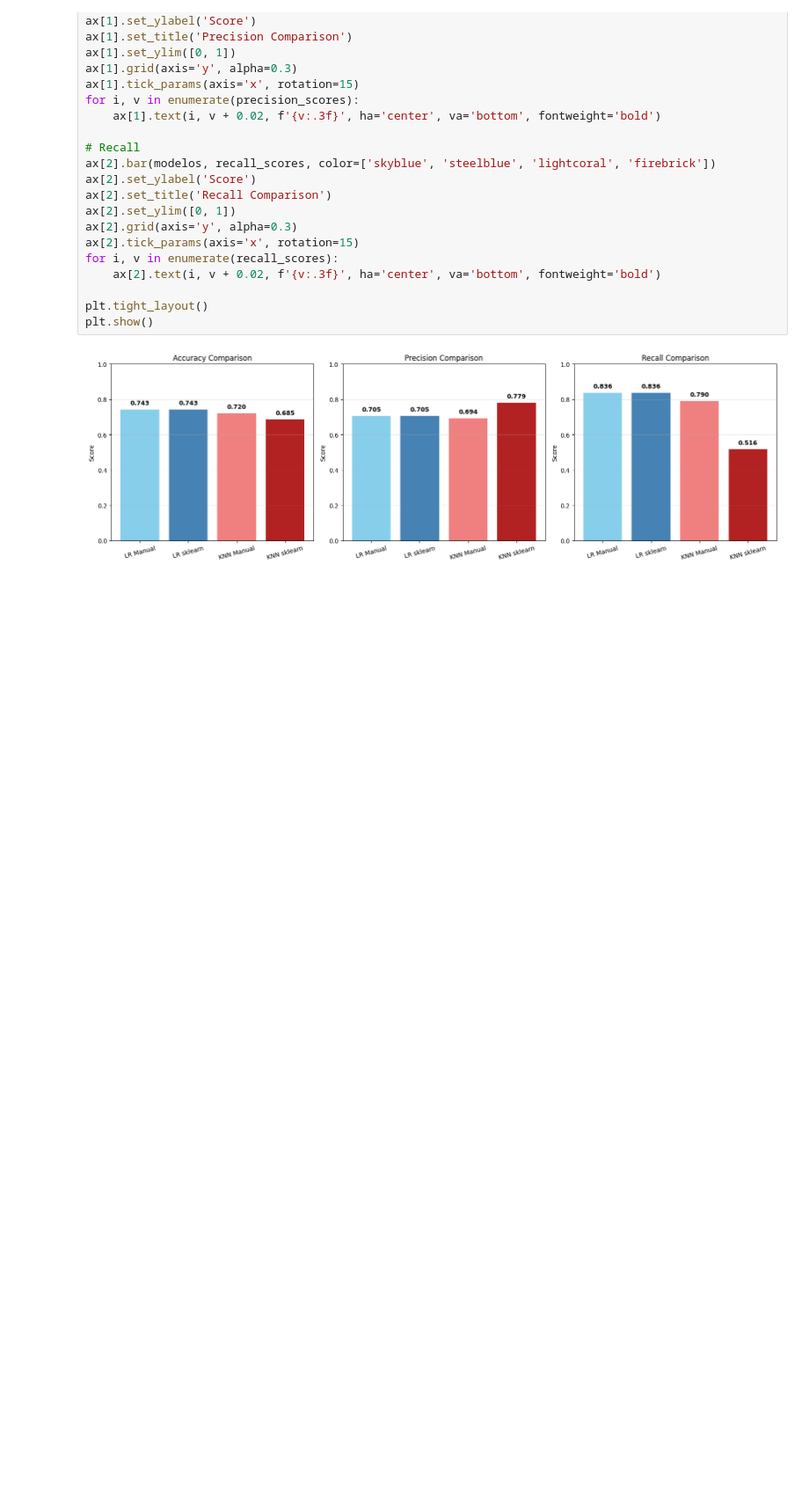
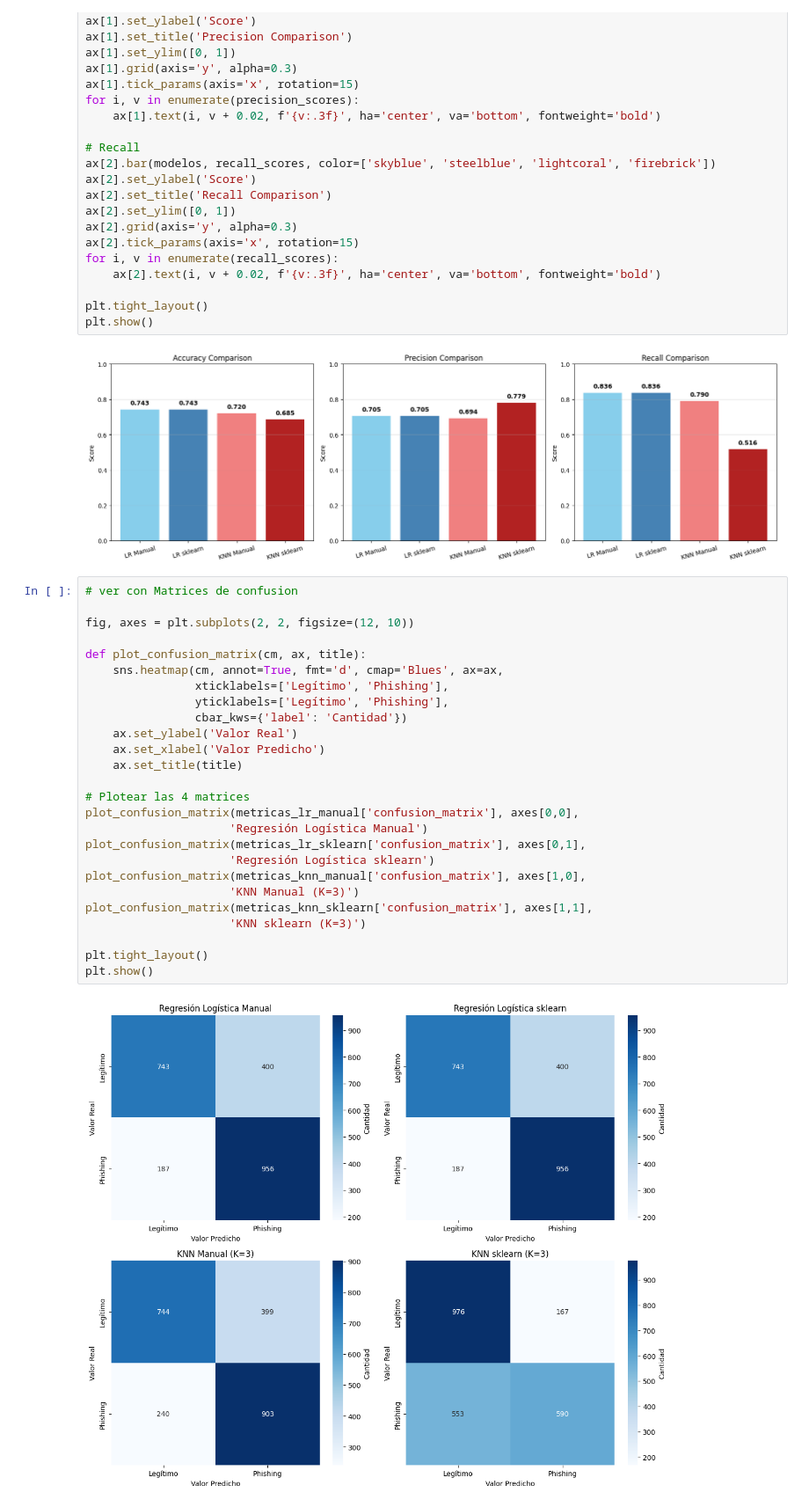
Before and after one commit to DavidDominguez-11/AI-LAB2, a Jupyter notebook: tasks_2_3_4.ipynb, the cells around one changed output. Shown at 88% size. Saved outputs shown, nothing was run; the diff lists cells and outputs as text; blank space fills up the shorter version.

Commit message:
matrices de conf

```diff
--- a/tasks_2_3_4.ipynb
+++ b/tasks_2_3_4.ipynb
@@ -871,3 +871,31 @@ plt.tight_layout()
 plt.show()
 # %% [output]
 [figure]
+# %%
+# ver con Matrices de confusion
+
+fig, axes = plt.subplots(2, 2, figsize=(12, 10))
+
+def plot_confusion_matrix(cm, ax, title):
+    sns.heatmap(cm, annot=True, fmt='d', cmap='Blues', ax=ax,
+                xticklabels=['Legítimo', 'Phishing'],
+                yticklabels=['Legítimo', 'Phishing'],
+                cbar_kws={'label': 'Cantidad'})
+    ax.set_ylabel('Valor Real')
+    ax.set_xlabel('Valor Predicho')
+    ax.set_title(title)
+
+# Plotear las 4 matrices
+plot_confusion_matrix(metricas_lr_manual['confusion_matrix'], axes[0,0],
+                     'Regresión Logística Manual')
+plot_confusion_matrix(metricas_lr_sklearn['confusion_matrix'], axes[0,1],
+                     'Regresión Logística sklearn')
+plot_confusion_matrix(metricas_knn_manual['confusion_matrix'], axes[1,0],
+                     'KNN Manual (K=3)')
+plot_confusion_matrix(metricas_knn_sklearn['confusion_matrix'], axes[1,1],
+                     'KNN sklearn (K=3)')
+
+plt.tight_layout()
+plt.show()
+# %% [output]
+[figure, added]
```
